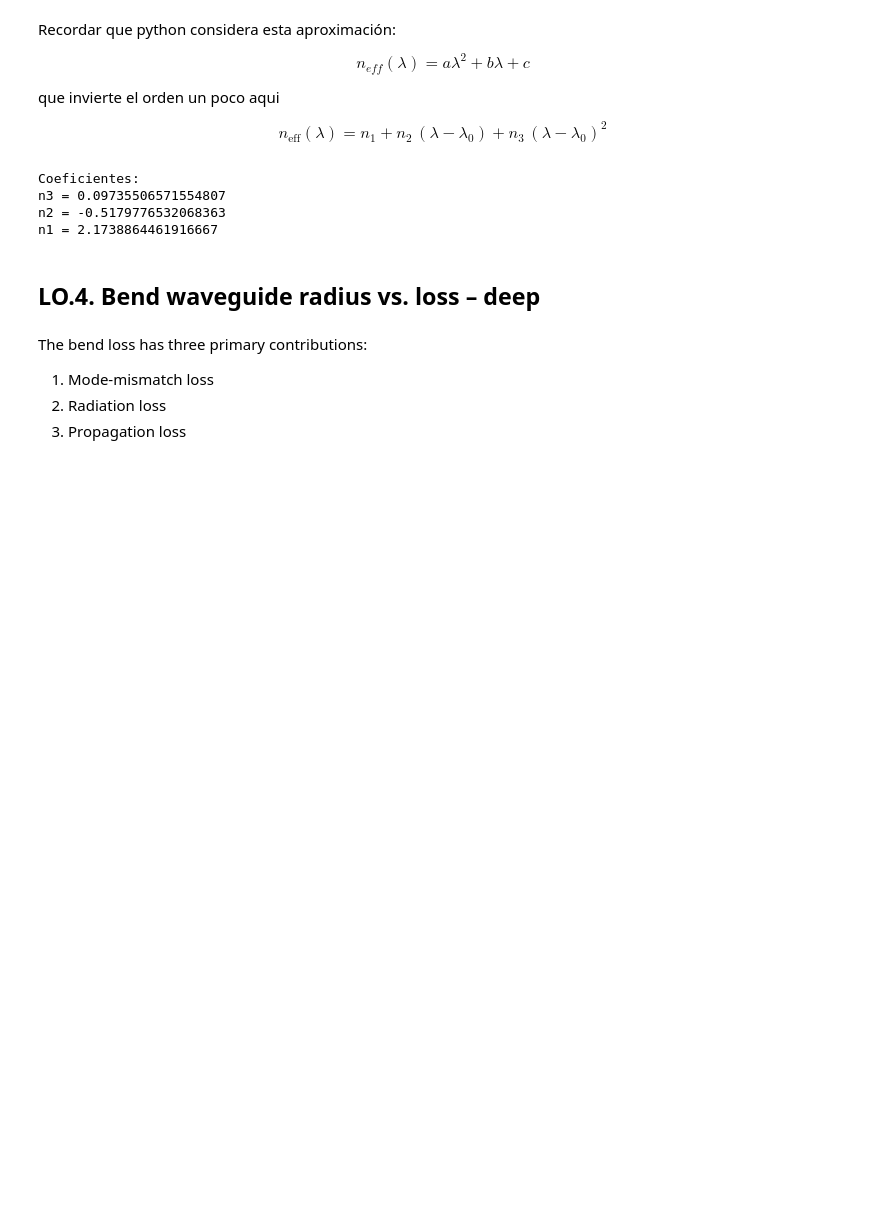
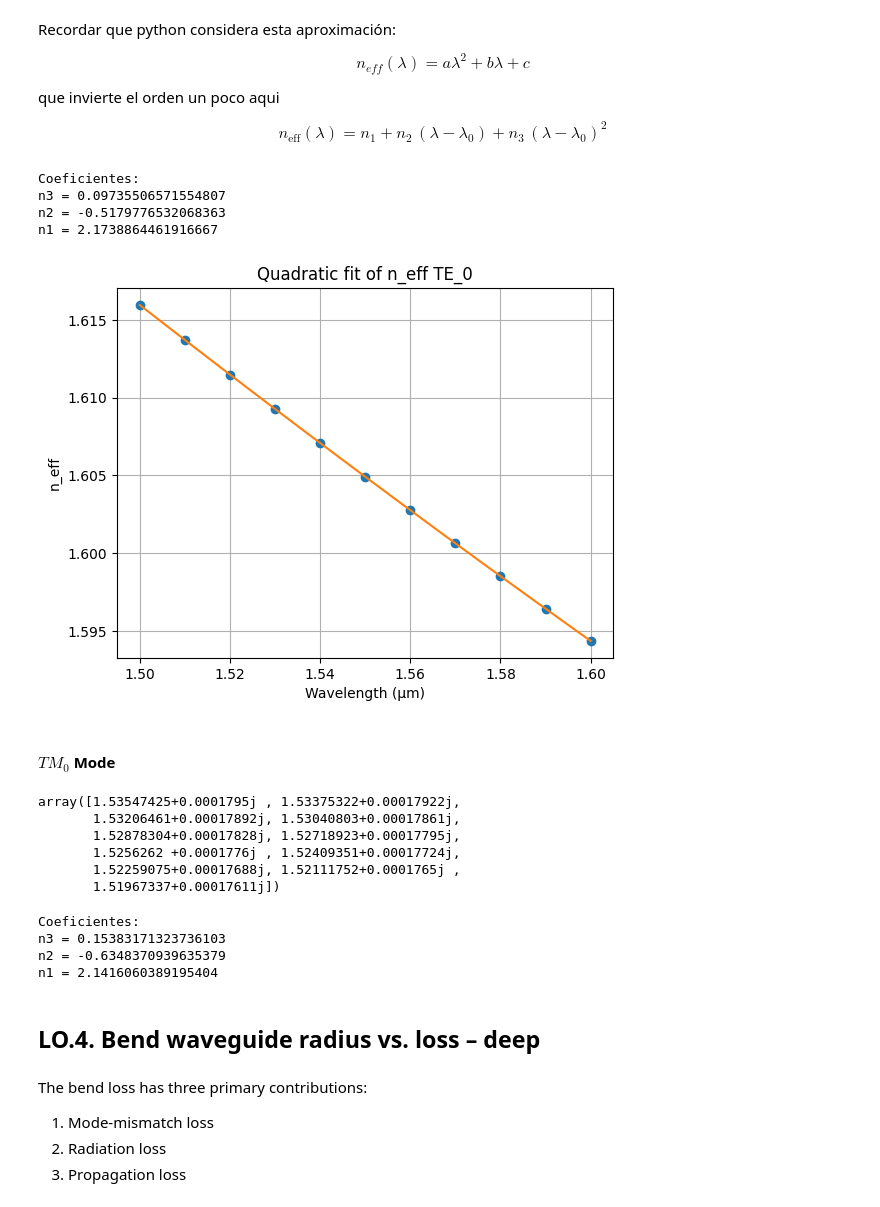
Before and after one commit to niospinamev2/pic-upv-lab1, a Jupyter notebook: WAVEGUIDES_Student.ipynb, the cells around one changed output. Drawn from its saved outputs; the diff is of its cells as text; code cells hidden in the pictures; blank space fills up the shorter version.

Commit message:
Compact model deep waveguide

```diff
--- a/WAVEGUIDES_Student.ipynb
+++ b/WAVEGUIDES_Student.ipynb
@@ -346,3 +345,43 @@ Coeficientes:
 n3 = 0.09735506571554807
 n2 = -0.5179776532068363
 n1 = 2.1738864461916667
+# %%
+# Evaluar el polinomio
+x_fit = np.linspace(wavelength.min(), wavelength.max(), 200)
+y_fit = np.polyval(coeffs, x_fit)
+
+plt.figure()
+plt.plot(wavelength, deep_neff[:, 0], 'o')
+plt.plot(x_fit, y_fit)
+plt.xlabel("Wavelength (µm)")
+plt.ylabel("n_eff")
+plt.title("Quadratic fit of n_eff TE_0")
+plt.grid(True)
+plt.show()
+# %% [output]
+[figure, added]
+# %% [markdown]
+#### $TM_0$ Mode
+# %%
+deep_neff[:, 1] # TM_0
+# %% [output]
+array([1.53547425+0.0001795j , 1.53375322+0.00017922j,
+       1.53206461+0.00017892j, 1.53040803+0.00017861j,
+       1.52878304+0.00017828j, 1.52718923+0.00017795j,
+       1.5256262 +0.0001776j , 1.52409351+0.00017724j,
+       1.52259075+0.00017688j, 1.52111752+0.0001765j ,
+       1.51967337+0.00017611j])
+# %%
+coeffs = np.polyfit(wavelength, deep_neff[:, 1].real, 2)
+
+n3, n2, n1 = coeffs
+
+print("Coeficientes:")
+print("n3 =", n3)
+print("n2 =", n2)
+print("n1 =", n1)
+# %% [output]
+Coeficientes:
+n3 = 0.15383171323736103
+n2 = -0.6348370939635379
+n1 = 2.1416060389195404
```
Also changed, not shown: parts of 7 cells of this notebook, 1 other file.
